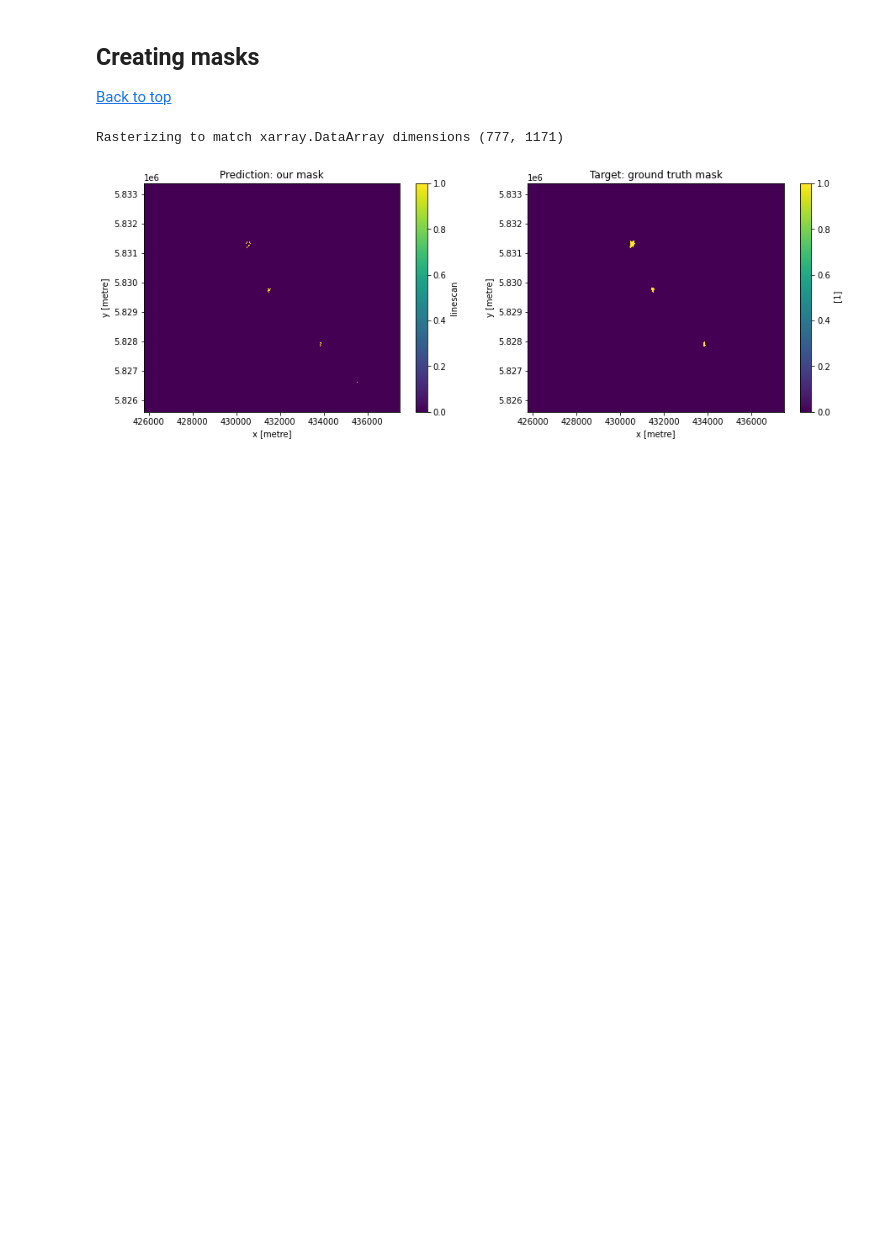
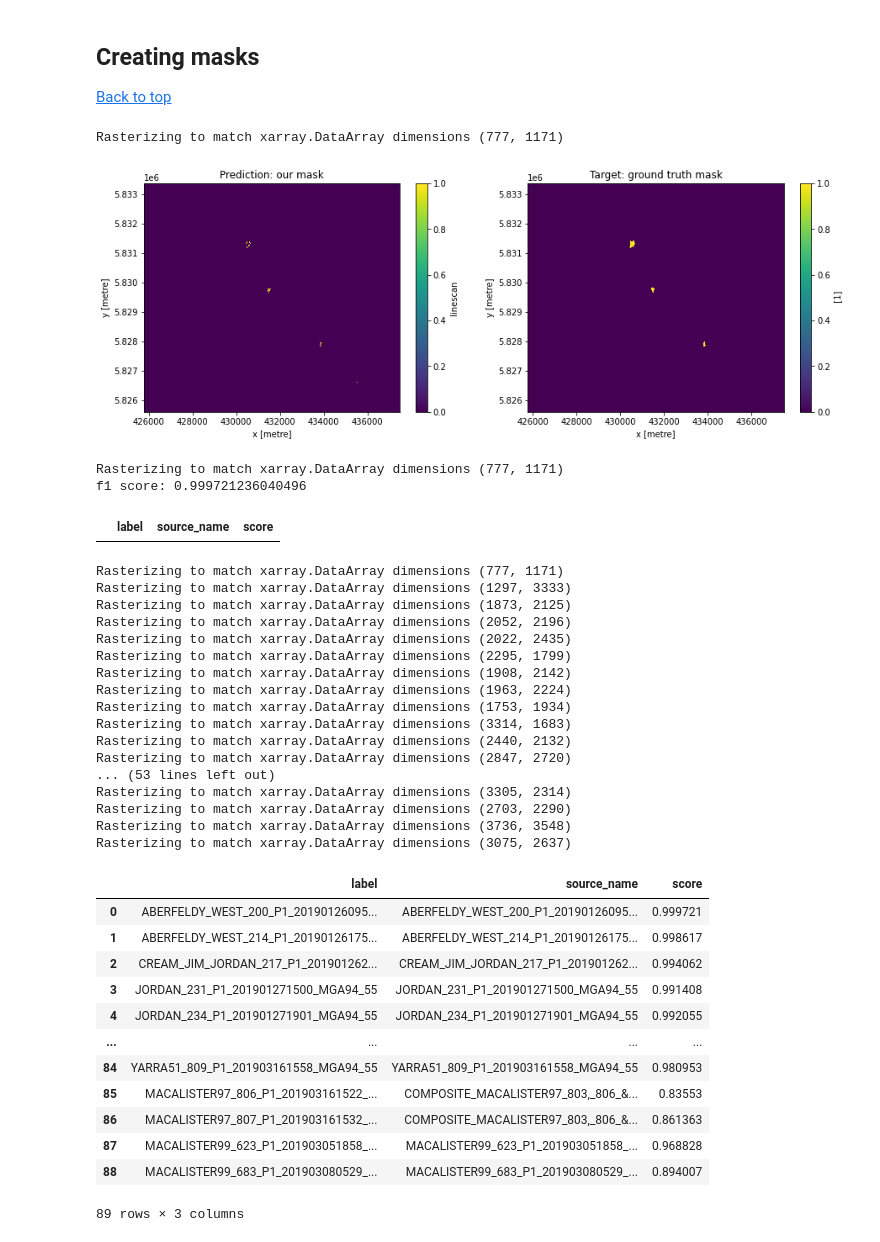
Before and after one commit to tyqiangz/Kaggle, a Jupyter notebook: EY Data Science 2021/03_EY_challenge1/TYQ_EY_Challenge_1.ipynb, the cells around one changed output. Saved outputs shown, nothing was run; the diff lists cells and outputs as text; code cells hidden in the pictures; blank space fills up the shorter version.

Commit message:
added performance metrics

```diff
--- a/EY Data Science 2021/03_EY_challenge1/TYQ_EY_Challenge_1.ipynb
+++ b/EY Data Science 2021/03_EY_challenge1/TYQ_EY_Challenge_1.ipynb
@@ -314,3 +316,72 @@ plot_masks(pred_mask=get_threshold_mask(src),
 # %% [output]
 Rasterizing to match xarray.DataArray dimensions (777, 1171)
 [figure]
+# %%
+def perf_metric(y_true, y_pred, metric="f1"):
+    """
+    :param y_true: 1d array of binary data representing ground truth
+    :param y_pred: 1d array of binary data representing predictions
+    """
+
+    if metric == "f1":
+        return f1_score(y_true=y_true, y_pred=y_pred, pos_label=0)
+# %%
+label = "ABERFELDY_WEST_200_P1_201901260955_MGA94_55"
+src = get_linescan(label=label)
+ob = gdf.loc[gdf.SourceNameClean == label_to_srcname_dict[label]]
+tgt = xr_rasterize(gdf=ob, da=src)
+pred_mask = get_threshold_mask(src)
+
+print(f"f1 score: {perf_metric(np.ndarray.flatten(pred_mask.data[0]), np.ndarray.flatten(tgt.data))}")
+# %% [output]
+Rasterizing to match xarray.DataArray dimensions (777, 1171)
+f1 score: 0.999721236040496
+# %%
+eval_df = pd.DataFrame(columns=["label", "source_name", "score"])
+eval_df
+# %% [output]
+|  | label | source_name | score |
+# %%
+for label in label_to_srcname_dict:
+    src_name = label_to_srcname_dict[label]
+    if src_name is not None:
+        src = get_linescan(label=label)
+        ob = gdf.loc[gdf.SourceNameClean == src_name]
+        tgt = xr_rasterize(gdf=osb, da=src)
+        pred_mask = get_threshold_mask(src)
+        score = perf_metric(np.ndarray.flatten(pred_mask.data[0]), np.ndarray.flatten(tgt.data))
+
+        eval_df.loc[len(eval_df), :] = [label, src_name, score]
+
+eval_df
+# %% [output]
+Rasterizing to match xarray.DataArray dimensions (777, 1171)
+Rasterizing to match xarray.DataArray dimensions (1297, 3333)
+Rasterizing to match xarray.DataArray dimensions (1873, 2125)
+Rasterizing to match xarray.DataArray dimensions (2052, 2196)
+Rasterizing to match xarray.DataArray dimensions (2022, 2435)
+Rasterizing to match xarray.DataArray dimensions (2295, 1799)
+Rasterizing to match xarray.DataArray dimensions (1908, 2142)
+Rasterizing to match xarray.DataArray dimensions (1963, 2224)
+Rasterizing to match xarray.DataArray dimensions (1753, 1934)
+Rasterizing to match xarray.DataArray dimensions (3314, 1683)
+Rasterizing to match xarray.DataArray dimensions (2440, 2132)
+Rasterizing to match xarray.DataArray dimensions (2847, 2720)
+... (53 lines left out)
+Rasterizing to match xarray.DataArray dimensions (3305, 2314)
+Rasterizing to match xarray.DataArray dimensions (2703, 2290)
+Rasterizing to match xarray.DataArray dimensions (3736, 3548)
+Rasterizing to match xarray.DataArray dimensions (3075, 2637)
+|  | label | source_name | score |
+| 0 | ABERFELDY_WEST_200_P1_20190126095... | ABERFELDY_WEST_200_P1_20190126095... | 0.999721 |
+| 1 | ABERFELDY_WEST_214_P1_20190126175... | ABERFELDY_WEST_214_P1_20190126175... | 0.998617 |
+| 2 | CREAM_JIM_JORDAN_217_P1_201901262... | CREAM_JIM_JORDAN_217_P1_201901262... | 0.994062 |
+| 3 | JORDAN_231_P1_201901271500_MGA94_55 | JORDAN_231_P1_201901271500_MGA94_55 | 0.991408 |
+| 4 | JORDAN_234_P1_201901271901_MGA94_55 | JORDAN_234_P1_201901271901_MGA94_55 | 0.992055 |
+| ... | ... | ... | ... |
+| 84 | YARRA51_809_P1_201903161558_MGA94_55 | YARRA51_809_P1_201903161558_MGA94_55 | 0.980953 |
+| 85 | MACALISTER97_806_P1_201903161522_... | COMPOSITE_MACALISTER97_803,_806_&... | 0.83553 |
+| 86 | MACALISTER97_807_P1_201903161532_... | COMPOSITE_MACALISTER97_803,_806_&... | 0.861363 |
+| 87 | MACALISTER99_623_P1_201903051858_... | MACALISTER99_623_P1_201903051858_... | 0.968828 |
+| 88 | MACALISTER99_683_P1_201903080529_... | MACALISTER99_683_P1_201903080529_... | 0.894007 |
+89 rows × 3 columns
```
Also changed, not shown: parts of 2 cells of this notebook, 1 other file.
